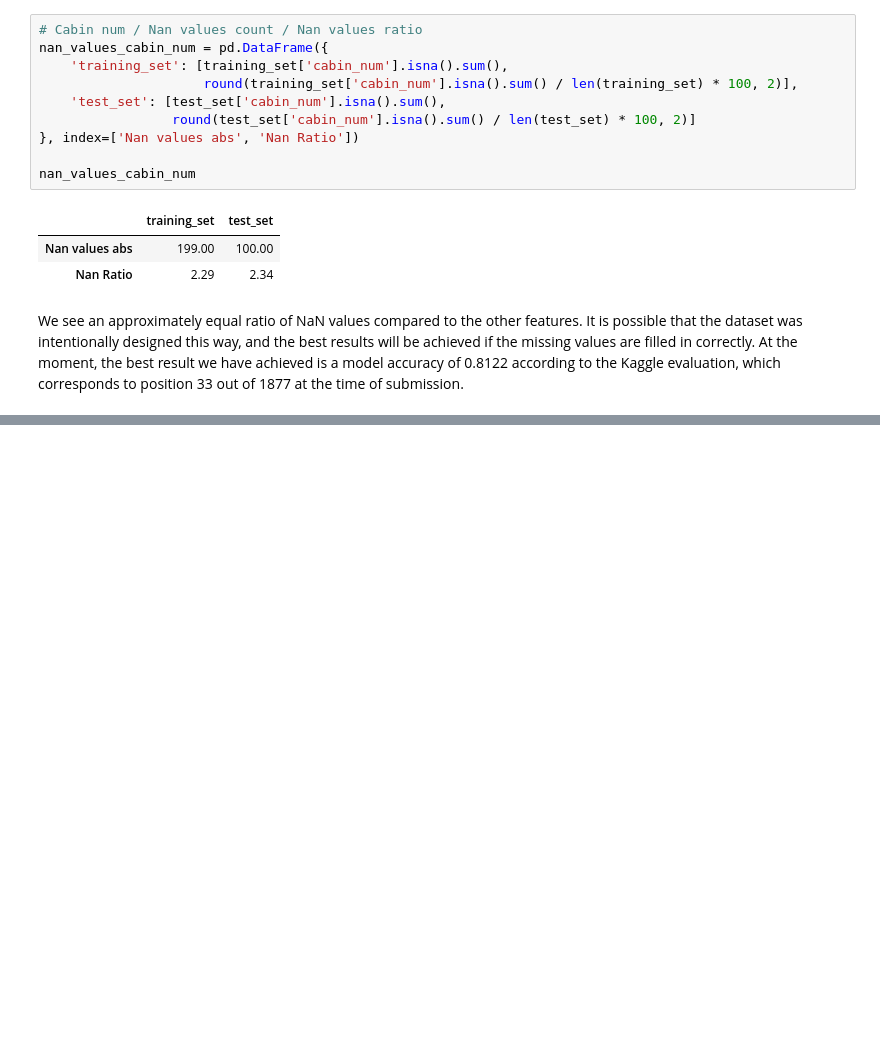
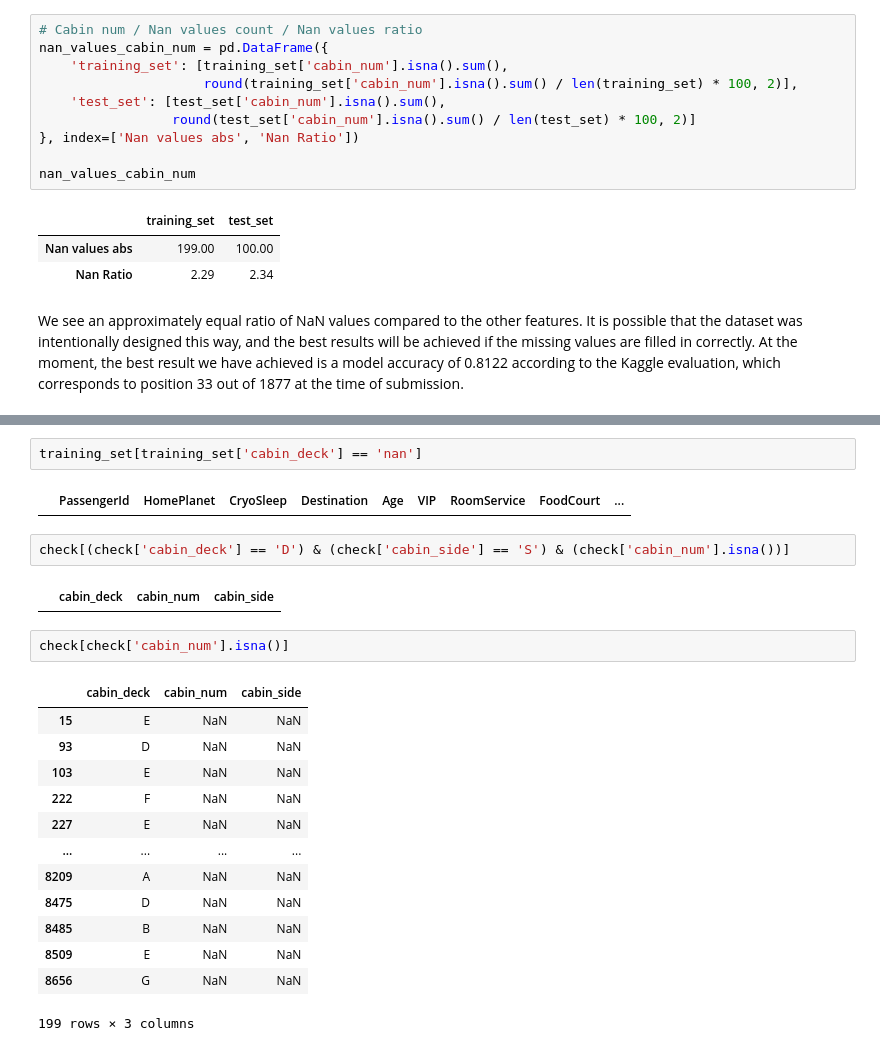
Before and after one commit to plamensve/ML_FINAL_PROJECT, a Jupyter notebook: notebooks/02.preprocessing.ipynb, the cells around one changed output, grey strips where cells are left out. Cells and saved outputs as stored; diff of their text form; blank space fills up the shorter version.

```diff
--- a/notebooks/02.preprocessing.ipynb
+++ b/notebooks/02.preprocessing.ipynb
@@ -847,0 +892,24 @@ At the moment, the best result we have achieved is a model accuracy of 0.8122 ac
+# %%
+training_set[training_set['cabin_deck'] == 'nan']
+# %% [output]
+|  | PassengerId | HomePlanet | CryoSleep | Destination | Age | VIP | RoomService | FoodCourt | ... |
+# %%
+check[(check['cabin_deck'] == 'D') & (check['cabin_side'] == 'S') & (check['cabin_num'].isna())]
+# %% [output]
+|  | cabin_deck | cabin_num | cabin_side |
+# %%
+check[check['cabin_num'].isna()]
+# %% [output]
+|  | cabin_deck | cabin_num | cabin_side |
+| 15 | E | NaN | NaN |
+| 93 | D | NaN | NaN |
+| 103 | E | NaN | NaN |
+| 222 | F | NaN | NaN |
+| 227 | E | NaN | NaN |
+| ... | ... | ... | ... |
+| 8209 | A | NaN | NaN |
+| 8475 | D | NaN | NaN |
+| 8485 | B | NaN | NaN |
+| 8509 | E | NaN | NaN |
+| 8656 | G | NaN | NaN |
+199 rows × 3 columns
```
Also changed, not shown: parts of 14 cells of this notebook.
